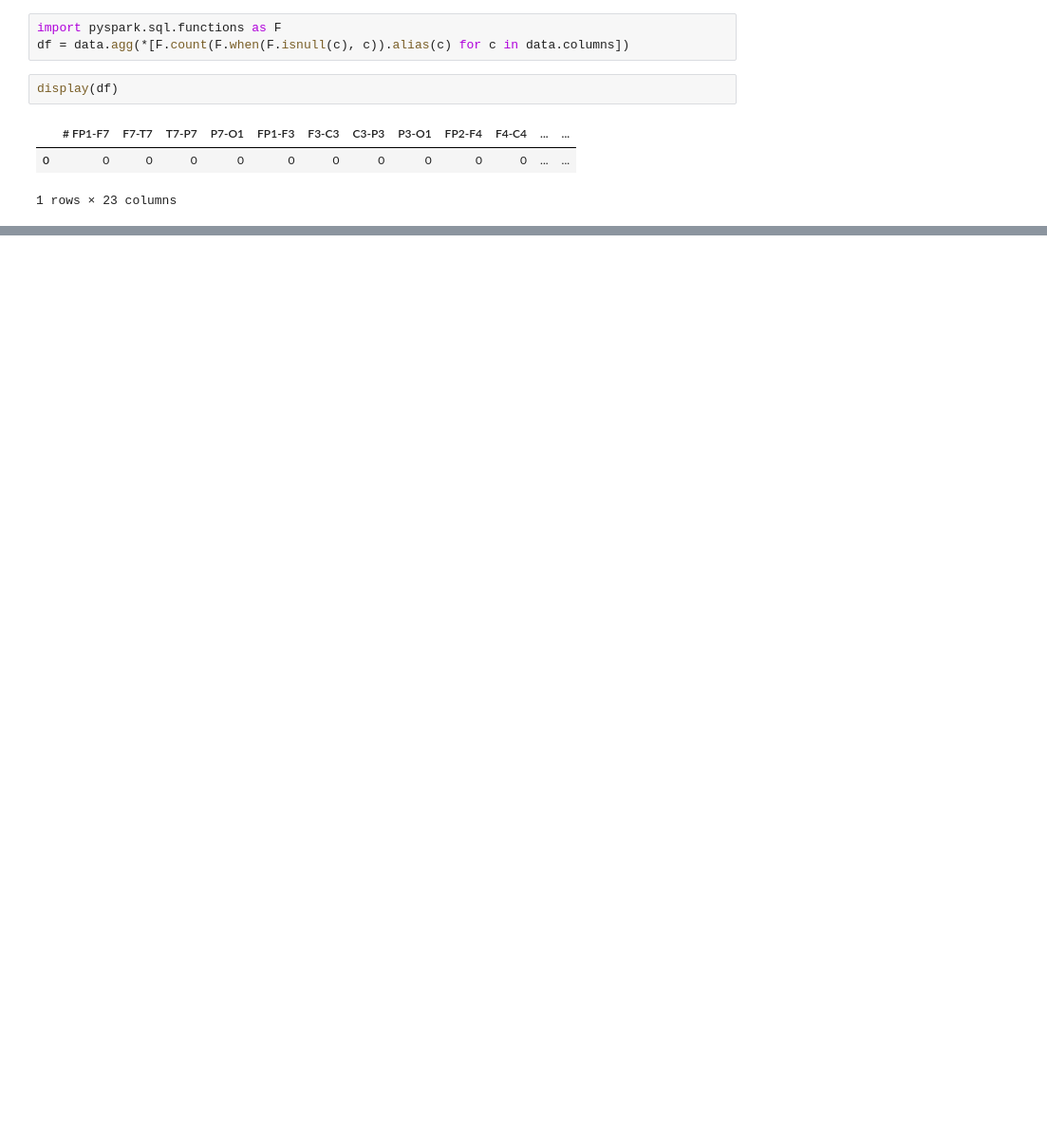
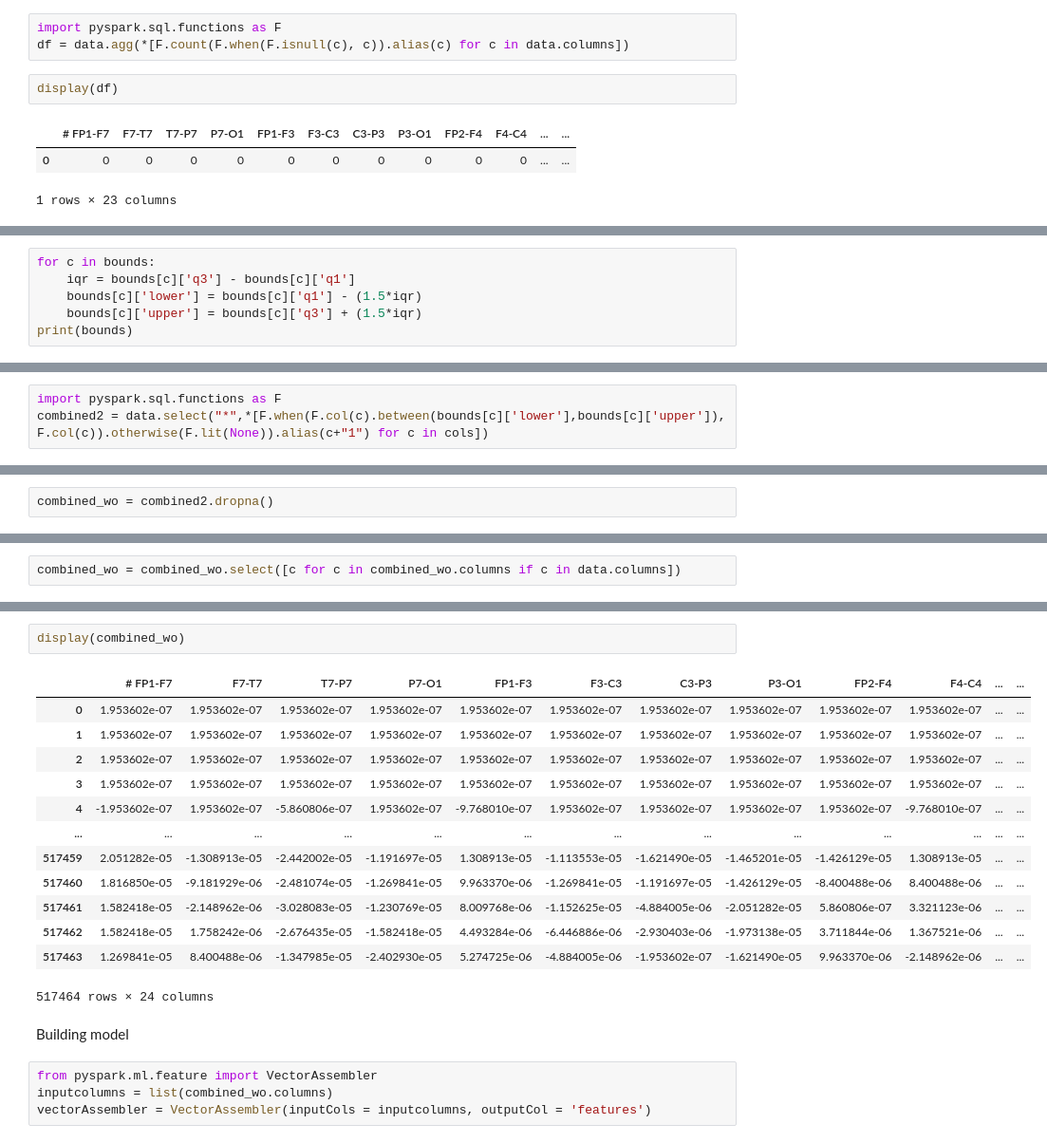
Before and after one commit to technovirtuality/Projects, a Jupyter notebook: Epilepsy_Project.ipynb, the cells around one changed output, grey strips where cells are left out. Shown at 95% size. Drawn from its saved outputs; the diff is of its cells as text; blank space fills up the shorter version.

```diff
--- a/Epilepsy_Project.ipynb
+++ b/Epilepsy_Project.ipynb
@@ -95,0 +102,6 @@ display(bounds)
+# %%
+for c in bounds:
+    iqr = bounds[c]['q3'] - bounds[c]['q1']
+    bounds[c]['lower'] = bounds[c]['q1'] - (1.5*iqr)
+    bounds[c]['upper'] = bounds[c]['q3'] + (1.5*iqr)
+print(bounds)
@@ -95,0 +110,3 @@ display(bounds)
+# %%
+import pyspark.sql.functions as F
+combined2 = data.select("*",*[F.when(F.col(c).between(bounds[c]['lower'],bounds[c]['upper']), F.col(c)).otherwise(F.lit(None)).alias(c+"1") for c in cols])
@@ -95,0 +141,2 @@ display(bounds)
+# %%
+combined_wo = combined2.dropna()
@@ -95,0 +155,2 @@ display(bounds)
+# %%
+combined_wo = combined_wo.select([c for c in combined_wo.columns if c in data.columns])
@@ -95,0 +177,22 @@ display(bounds)
+# %%
+display(combined_wo)
+# %% [output]
+|  | # FP1-F7 | F7-T7 | T7-P7 | P7-O1 | FP1-F3 | F3-C3 | C3-P3 | P3-O1 | FP2-F4 | F4-C4 | ... | ... |
+| 0 | 1.953602e-07 | 1.953602e-07 | 1.953602e-07 | 1.953602e-07 | 1.953602e-07 | 1.953602e-07 | 1.953602e-07 | 1.953602e-07 | 1.953602e-07 | 1.953602e-07 | ... | ... |
+| 1 | 1.953602e-07 | 1.953602e-07 | 1.953602e-07 | 1.953602e-07 | 1.953602e-07 | 1.953602e-07 | 1.953602e-07 | 1.953602e-07 | 1.953602e-07 | 1.953602e-07 | ... | ... |
+| 2 | 1.953602e-07 | 1.953602e-07 | 1.953602e-07 | 1.953602e-07 | 1.953602e-07 | 1.953602e-07 | 1.953602e-07 | 1.953602e-07 | 1.953602e-07 | 1.953602e-07 | ... | ... |
+| 3 | 1.953602e-07 | 1.953602e-07 | 1.953602e-07 | 1.953602e-07 | 1.953602e-07 | 1.953602e-07 | 1.953602e-07 | 1.953602e-07 | 1.953602e-07 | 1.953602e-07 | ... | ... |
+| 4 | -1.953602e-07 | 1.953602e-07 | -5.860806e-07 | 1.953602e-07 | -9.768010e-07 | 1.953602e-07 | 1.953602e-07 | 1.953602e-07 | 1.953602e-07 | -9.768010e-07 | ... | ... |
+| ... | ... | ... | ... | ... | ... | ... | ... | ... | ... | ... | ... | ... |
+| 517459 | 2.051282e-05 | -1.308913e-05 | -2.442002e-05 | -1.191697e-05 | 1.308913e-05 | -1.113553e-05 | -1.621490e-05 | -1.465201e-05 | -1.426129e-05 | 1.308913e-05 | ... | ... |
+| 517460 | 1.816850e-05 | -9.181929e-06 | -2.481074e-05 | -1.269841e-05 | 9.963370e-06 | -1.269841e-05 | -1.191697e-05 | -1.426129e-05 | -8.400488e-06 | 8.400488e-06 | ... | ... |
+| 517461 | 1.582418e-05 | -2.148962e-06 | -3.028083e-05 | -1.230769e-05 | 8.009768e-06 | -1.152625e-05 | -4.884005e-06 | -2.051282e-05 | 5.860806e-07 | 3.321123e-06 | ... | ... |
+| 517462 | 1.582418e-05 | 1.758242e-06 | -2.676435e-05 | -1.582418e-05 | 4.493284e-06 | -6.446886e-06 | -2.930403e-06 | -1.973138e-05 | 3.711844e-06 | 1.367521e-06 | ... | ... |
+| 517463 | 1.269841e-05 | 8.400488e-06 | -1.347985e-05 | -2.402930e-05 | 5.274725e-06 | -4.884005e-06 | -1.953602e-07 | -1.621490e-05 | 9.963370e-06 | -2.148962e-06 | ... | ... |
+517464 rows × 24 columns
+# %% [markdown]
+Building model
+# %%
+from pyspark.ml.feature import VectorAssembler
+inputcolumns = list(combined_wo.columns)
+vectorAssembler = VectorAssembler(inputCols = inputcolumns, outputCol = 'features')
```
Also changed, not shown: parts of 36 cells of this notebook.
